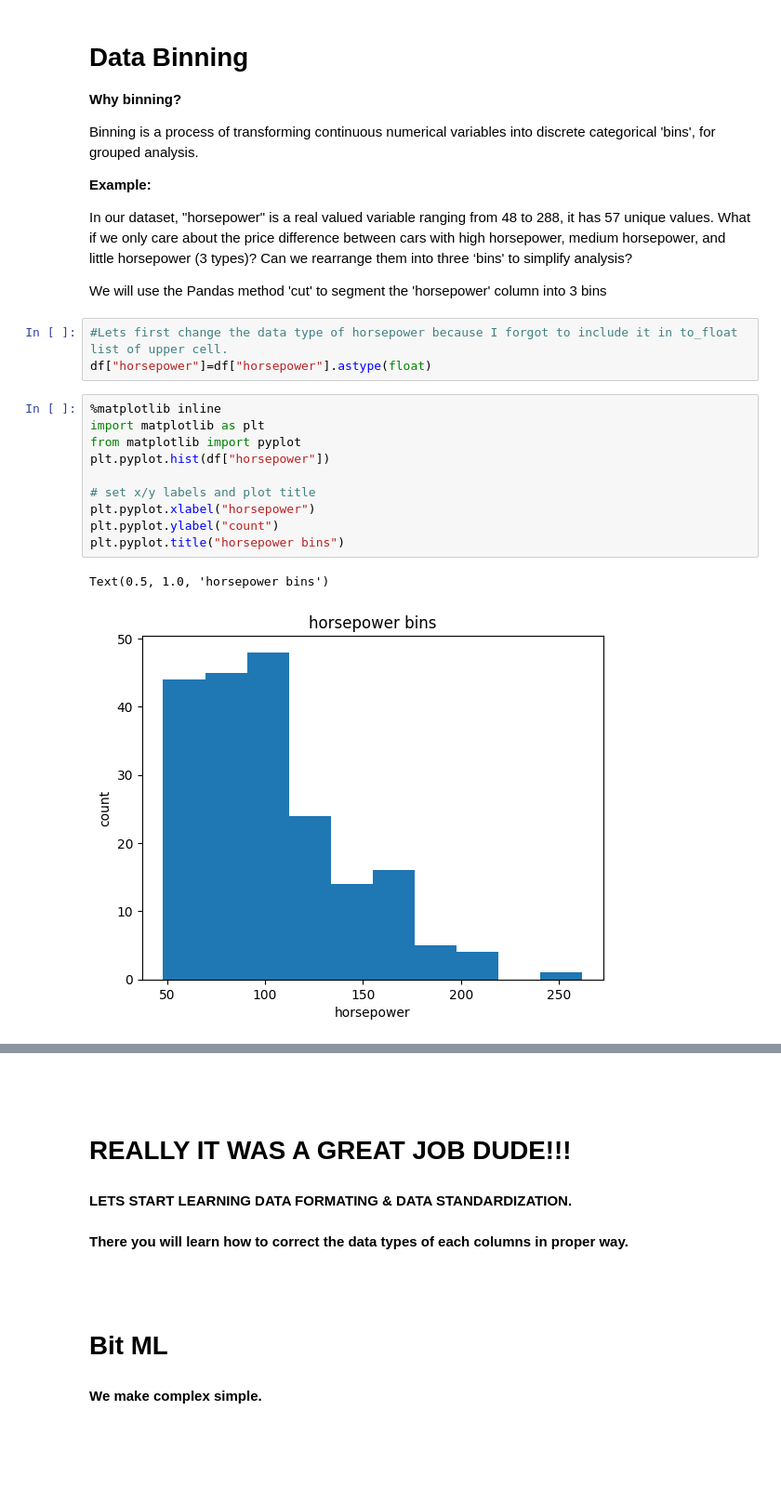
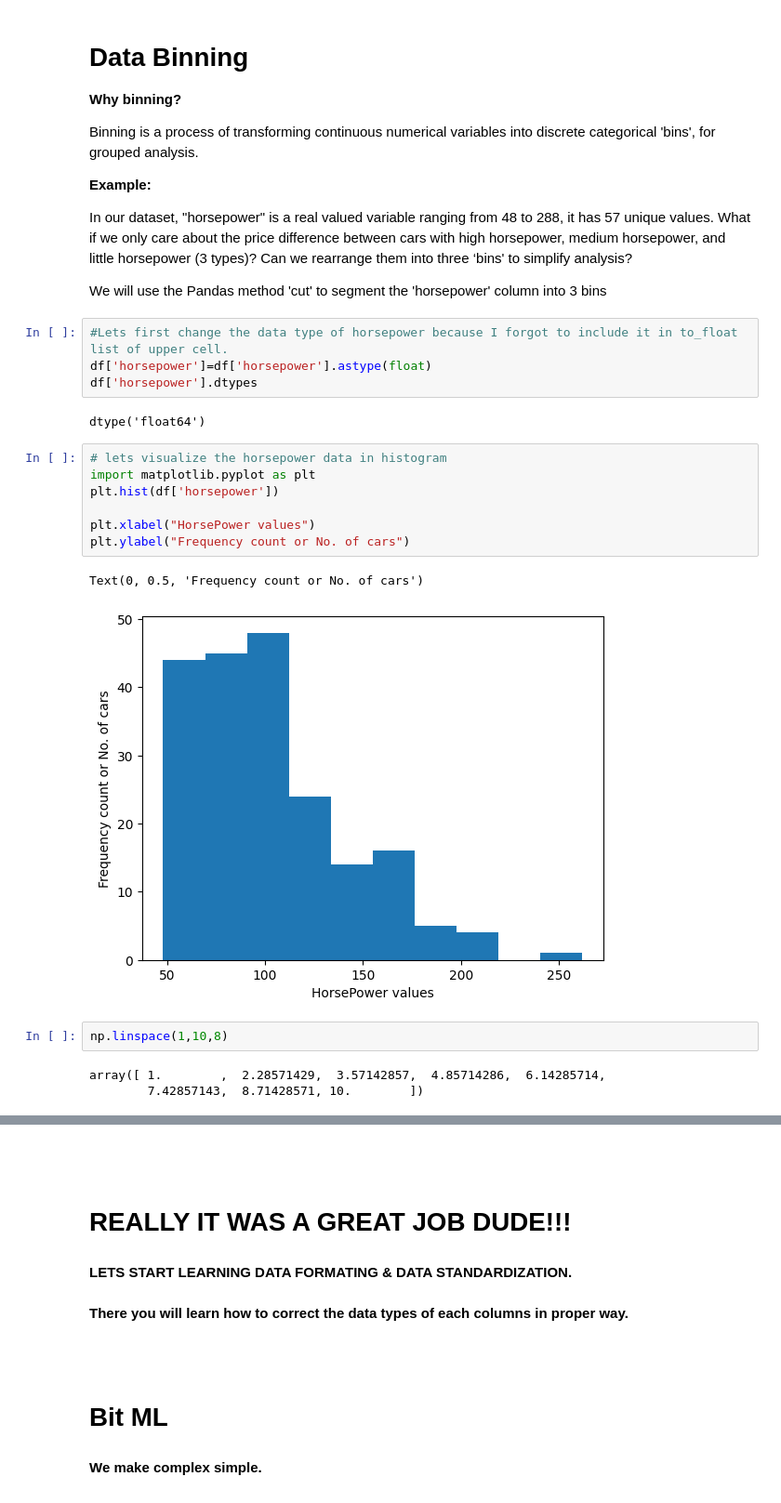
Before and after one commit to dhruv21csu155/AIML, a Jupyter notebook: Data_Formatting_and_Data_Binning_Practice_Notebook.ipynb, the cells around one changed output, grey strips where cells are left out. Shown at 93% size. Saved outputs shown, nothing was run; the diff lists cells and outputs as text; blank space fills up the shorter version.

```diff
--- a/Data_Formatting_and_Data_Binning_Practice_Notebook.ipynb
+++ b/Data_Formatting_and_Data_Binning_Practice_Notebook.ipynb
@@ -416,18 +416,23 @@ memory usage: 41.0+ KB
 <p>We will use the Pandas method 'cut' to segment the 'horsepower' column into 3 bins </p>
 # %%
 #Lets first change the data type of horsepower because I forgot to include it in to_float list of upper cell.
-df["horsepower"]=df["horsepower"].astype(float)
+df['horsepower']=df['horsepower'].astype(float)
+df['horsepower'].dtypes
+# %% [output]
+dtype('float64')
-# %%
-%matplotlib inline
-import matplotlib as plt
-from matplotlib import pyplot
-plt.pyplot.hist(df["horsepower"])
-
-# set x/y labels and plot title
-plt.pyplot.xlabel("horsepower")
-plt.pyplot.ylabel("count")
-plt.pyplot.title("horsepower bins")
-# %% [output]
-Text(0.5, 1.0, 'horsepower bins')
-[figure, removed]
+# %%
+# lets visualize the horsepower data in histogram
+import matplotlib.pyplot as plt
+plt.hist(df['horsepower'])
+
+plt.xlabel("HorsePower values")
+plt.ylabel("Frequency count or No. of cars")
+# %% [output]
+Text(0, 0.5, 'Frequency count or No. of cars')
+[figure, added]
+# %%
+np.linspace(1,10,8)
+# %% [output]
+array([ 1.        ,  2.28571429,  3.57142857,  4.85714286,  6.14285714,
+        7.42857143,  8.71428571, 10.        ])
 # %%
```
Also changed, not shown: parts of 7 cells of this notebook.
